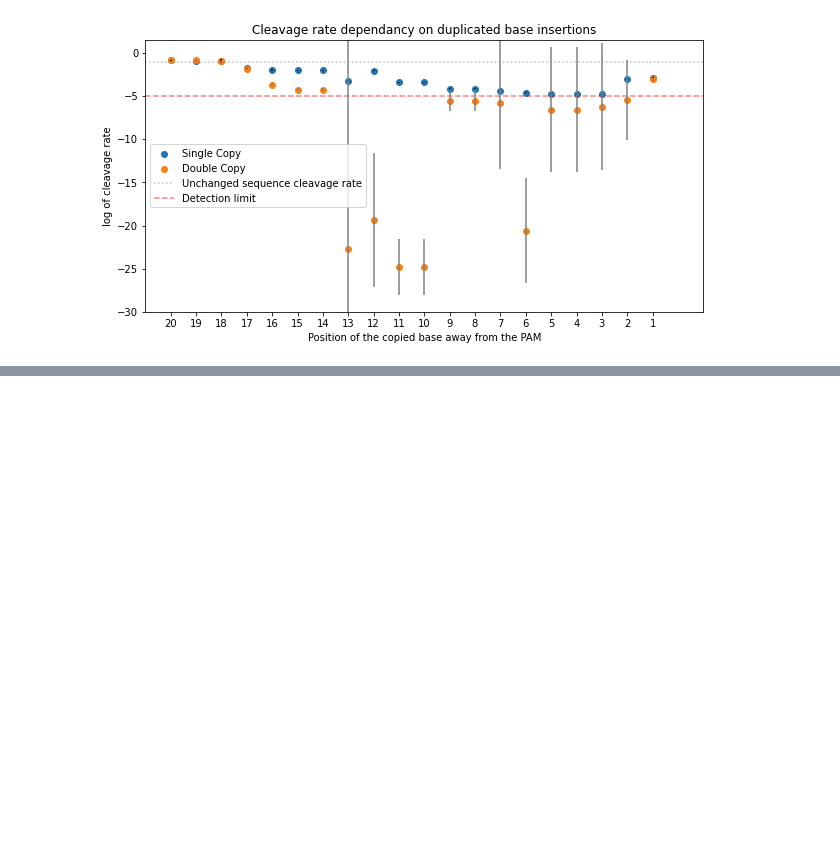
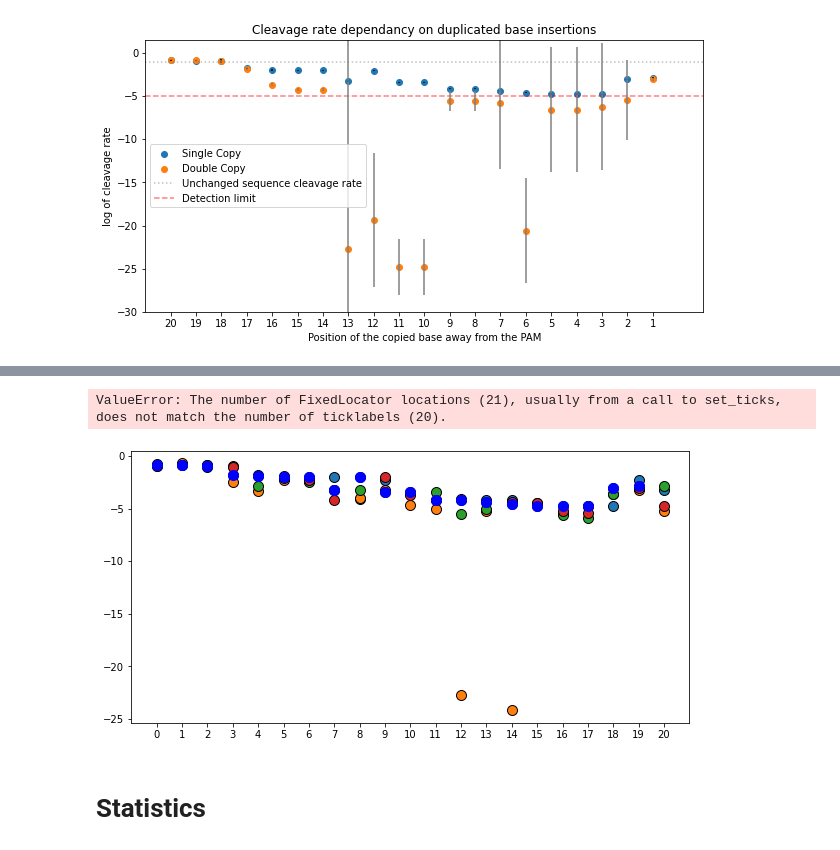
Before and after one commit to JusSva/Cas9-Cleavage-processes, a Jupyter notebook: sgRNA2_Cleavage_site_final.ipynb, the cells around one changed output, grey strips where cells are left out. Drawn from its saved outputs; the diff is of its cells as text; code cells hidden in the pictures; blank space fills up the shorter version.

Commit message:
Add files via upload
Fixed the statistics part, so that only unique values would be taken for the tests. The statistical part was added to sgRNA2 as well

```diff
--- a/sgRNA2_Cleavage_site_final.ipynb
+++ b/sgRNA2_Cleavage_site_final.ipynb
@@ -177,0 +201,20 @@ rep_base = rep2_tribase(sequence, 'TTTA', 'TGG')
+# %%
+def G_base(sequence, pam_5_end = '', pam_3_end = ''):
+    G_seq = []
+    for x in range(0, len(sequence)+1):
+        new_seq = pam_5_end + sequence[:x]+ 'G' +sequence[x:] + pam_3_end
+        G_seq.append(new_seq)
+
+    return G_seq
+
+G_ins = G_base(sequence, 'TTTA', 'TGG')
+# %%
+def T_base(sequence, pam_5_end = '', pam_3_end = ''):
+    T_seq = []
+    for x in range(0, len(sequence)+1):
+        new_seq = pam_5_end + sequence[:x]+ 'T' +sequence[x:] + pam_3_end
+        T_seq.append(new_seq)
+
+    return T_seq
+
+T_ins = T_base(sequence, 'TTTA', 'TGG')
@@ -561,0 +863,54 @@ sequence
+# %%
+def cut_rate_comp(df,
+                  df1,
+                  df2,
+                  df3,
+                  df4,
+                  legend1='Single Copy',
+                  legend2 = 'Inserted A',
+                  legend3 = 'Inserted C',
+                  legend4 = 'Inserted G',
+                  legend5 = 'Inserted T',
+                  legend6 = 'Unchanged sequence cleavage rate',
+                  legend7 = 'Detection limit',
+                  save = '',
+                  name = 'sgRNA1'
+):
+
+    #Takes multiple dataframes and compares the cleavage rates between them
+
+    joint_df = cut_rate_table(df, df1, df2, df3, df4)
+
+    x_data = joint_df.index
+
+    plt.figure(figsize=[10, 5])
+    #plt.scatter(x=x_data, y=joint_df.loc[:19, 'df_cleavage_rate_log'], color = 'blue', label=legend1)
+    plt.scatter(x=x_data, y=joint_df.loc[:, 'df1_cleavage_rate_log'], s = 100, edgecolor='black', label=legend2)
+    plt.scatter(x=x_data, y=joint_df.loc[:, 'df2_cleavage_rate_log'], s = 100, edgecolor='black', label=legend3)
+    plt.scatter(x=x_data, y=joint_df.loc[:, 'df3_cleavage_rate_log'], s = 100, edgecolor='black', label=legend4)
+    plt.scatter(x=x_data, y=joint_df.loc[:, 'df4_cleavage_rate_log'], s = 100, edgecolor='black', label=legend5)
+    plt.scatter(x=x_data, y=joint_df.loc[:, 'df_cleavage_rate_log'], s = 100, color = 'blue', label=legend1)
+
+    tick_labels = ['{}'.format(len(df)-x) for x in range(0, len(df))]
+    plt.xticks(range(0, len(joint_df)), tick_labels)
+    plt.ylabel('log of cleavage rate')
+    plt.xlabel('Position of the inserted base away from the PAM')
+    #plt.title('Cleavage rate comparison between sequences with different insertions and sequences with a single duplicated base')
+
+    plt.axhline(-1.032424, color='grey', alpha=1, linestyle=':', label = legend6)
+    plt.axhline(-5, color='red', alpha=1, linestyle='--', label = legend7)
+
+    plt.xlim(-2, len(joint_df))
+    plt.ylim(-7, 4)
+    plt.legend(loc='upper right')
+
+    if save == 'yes':
+        plt.savefig(f"PNG {name} 2 dataframes.png")
+        plt.savefig(f'SVG {name} 2 dataframes.svg', format='svg', bbox_inches='tight')
+
+cut_rate_comp(doubles_df, A_df, C_df, G_df, T_df)
+# %% [output]
+ValueError: The number of FixedLocator locations (21), usually from a call to set_ticks, does not match the number of ticklabels (20).
+[figure, added]
+# %% [markdown]
+# Statistics
```
Also changed, not shown: parts of 26 cells of this notebook, 1 other file.
